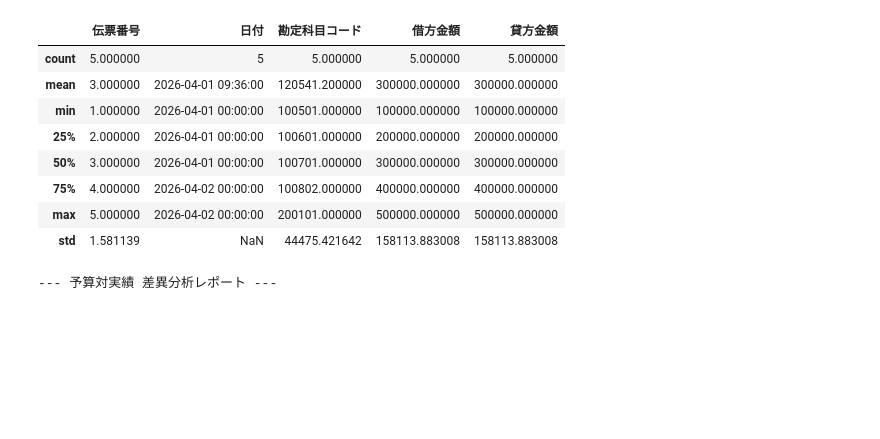
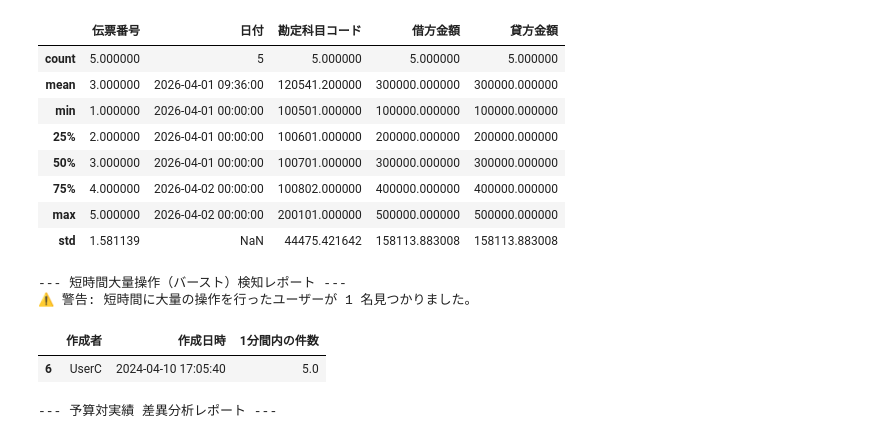
Before and after one commit to Koji-Accounting-Tech/D365-Finance-Data-Validator, a Jupyter notebook: D365_Data_Processing.ipynb, the cells around one changed output. Cells and saved outputs as stored; diff of their text form; code cells hidden in the pictures; blank space fills up the shorter version.

```diff
--- a/D365_Data_Processing.ipynb
+++ b/D365_Data_Processing.ipynb
@@ -31,6 +31,52 @@ display(df.describe())
 | 75% | 4.000000 | 2026-04-02 00:00:00 | 100802.000000 | 400000.000000 | 400000.000000 |
 | max | 5.000000 | 2026-04-02 00:00:00 | 200101.000000 | 500000.000000 | 500000.000000 |
 | std | 1.581139 | NaN | 44475.421642 | 158113.883008 | 158113.883008 |
+# %%
+import pandas as pd
+
+# 1. 作成ログデータ
+# UserC が短時間（17:05台）に連続して作成している想定
+log_data = {
+    '伝票番号': ['V201', 'V202', 'V203', 'V204', 'V205', 'V206', 'V207'],
+    '作成日時': [
+        '2024-04-10 17:00:00',
+        '2024-04-10 17:01:00',
+        '2024-04-10 17:05:00', # UserC バースト開始
+        '2024-04-10 17:05:10', # UserC
+        '2024-04-10 17:05:20', # UserC
+        '2024-04-10 17:05:30', # UserC
+        '2024-04-10 17:05:40'  # UserC
+    ],
+    '作成者': ['UserA', 'UserB', 'UserC', 'UserC', 'UserC', 'UserC', 'UserC']
+}
+df_logs = pd.DataFrame(log_data)
+df_logs['作成日時'] = pd.to_datetime(df_logs['作成日時'])
+
+# 2. ユーザーごとに1分間のウィンドウで件数をカウントする
+# ※ '1min' という指定で1分間の幅を見ます
+df_logs = df_logs.sort_values('作成日時') # 時間順に並べ替え
+df_logs = df_logs.set_index('作成日時')    # 時間をインデックス（索引）にする
+
+# ユーザーごとにグループ化し、1分間（Rolling 1min）の件数を算出
+burst_check = df_logs.groupby('作成者')['伝票番号'].rolling('1min').count()
+burst_check = burst_check.reset_index()
+burst_check.columns = ['作成者', '作成日時', '1分間内の件数']
+
+# 3. 異常判定（1分間に5件以上を異常とする）
+alert_threshold = 5
+alerts = burst_check[burst_check['1分間内の件数'] >= alert_threshold]
+
+print("--- 短時間大量操作（バースト）検知レポート ---")
+if len(alerts) > 0:
+    print(f"⚠️ 警告: 短時間に大量の操作を行ったユーザーが {len(alerts['作成者'].unique())} 名見つかりました。")
+    display(alerts)
+else:
+    print("✅ 全てのユーザーの操作頻度は正常範囲内です。")
+# %% [output]
+--- 短時間大量操作（バースト）検知レポート ---
+⚠️ 警告: 短時間に大量の操作を行ったユーザーが 1 名見つかりました。
+|  | 作成者 | 作成日時 | 1分間内の件数 |
+| 6 | UserC | 2024-04-10 17:05:40 | 5.0 |
 # %%
 import pandas as pd
 
```
